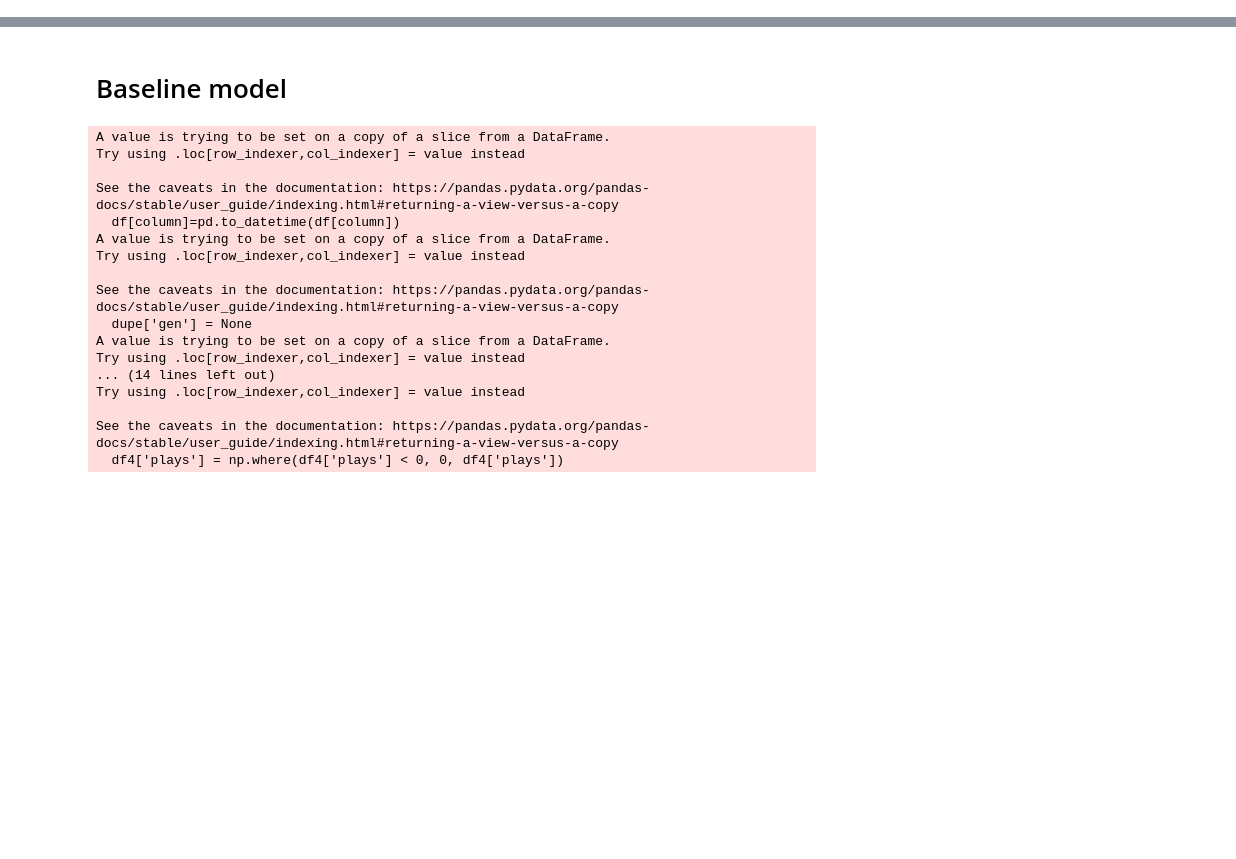
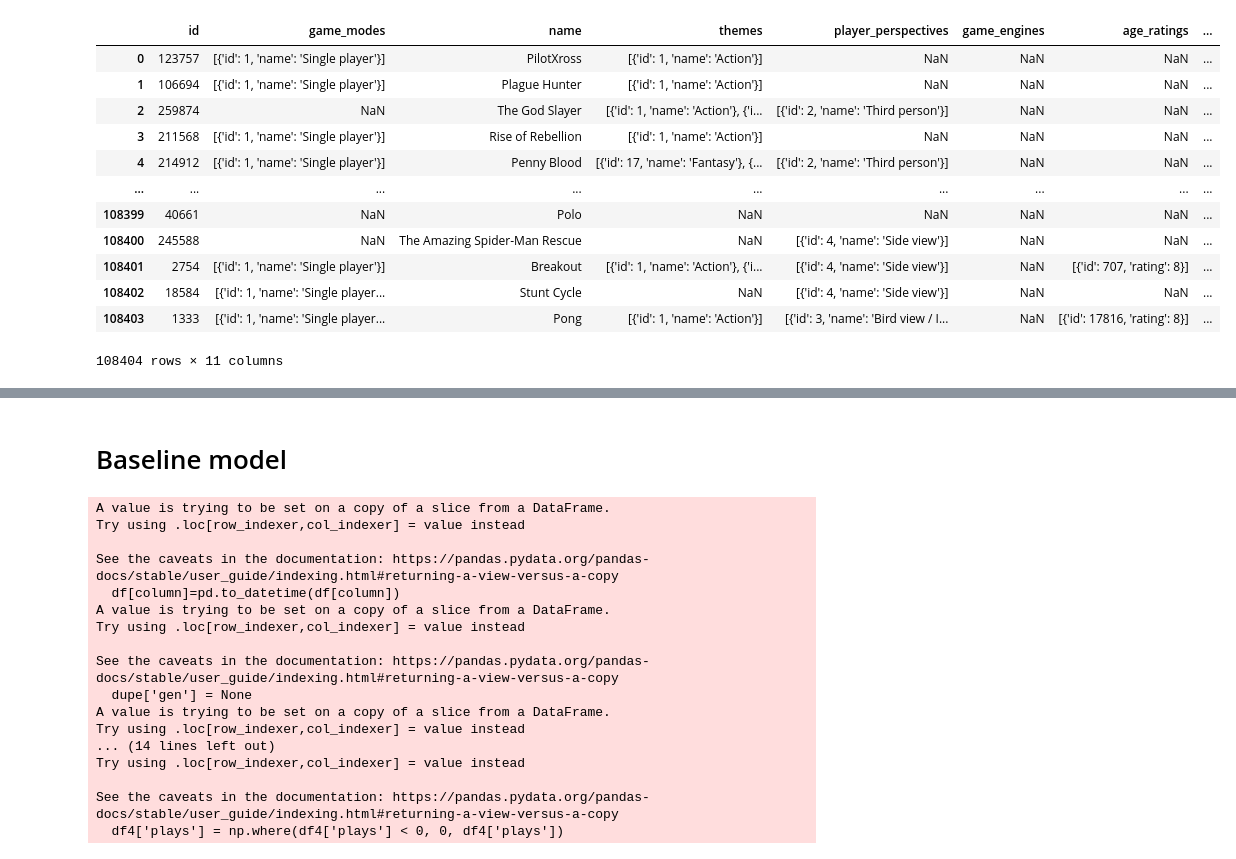
Before and after one commit to Ant-mel/legendary_game_recs, a Jupyter notebook: notebooks/ant_api_merging.ipynb, the cells around one changed output, grey strips where cells are left out. Cells and saved outputs as stored; diff of their text form; code cells hidden in the pictures; blank space fills up the shorter version.

Commit message:
more WIP on merging api data

```diff
--- a/notebooks/ant_api_merging.ipynb
+++ b/notebooks/ant_api_merging.ipynb
@@ -28,18 +21,35 @@ def remove_link_trail(string):
 api_cols_to_drop = ['game_engines', 'aggregated_rating', 'rating',
                     'aggregated_rating_count', 'age_ratings', 'multiplayer_modes']
 # %%
-api_1 = pd.read_json('../raw_data/api_json_0to30k')
-api_2 = pd.read_json('../raw_data/api_json_30kto40k')
-api_3 = pd.read_json('../raw_data/api_json_40kto50k')
-api_4 = pd.read_json('../raw_data/api_json_50kto60k')
-api_5 = pd.read_json('../raw_data/api_json_60kto90k')
-api_6 = pd.read_json('../raw_data/api_json_90kto100k')
-api_7 = pd.read_json('../raw_data/api_json_100kto110k')
-api_8 = pd.read_json('../raw_data/api_json_110ktoEndk')
+api_1 = pd.read_json('../raw_data/igdb_api/api_json_0to30k')
+api_2 = pd.read_json('../raw_data/igdb_api/api_json_30kto40k')
+api_3 = pd.read_json('../raw_data/igdb_api/api_json_40kto50k')
+api_4 = pd.read_json('../raw_data/igdb_api/api_json_50kto60k')
+api_5 = pd.read_json('../raw_data/igdb_api/api_json_60kto90k')
+api_6 = pd.read_json('../raw_data/igdb_api/api_json_90kto100k')
+api_7 = pd.read_json('../raw_data/igdb_api/api_json_100kto110k')
+api_8 = pd.read_json('../raw_data/igdb_api/api_json_110ktoEndk')
+api_missed = pd.read_json('../raw_data/api_json_missed_retry_1')
 # %%
 api_data = pd.concat((api_1, api_2, api_3,
                       api_4, api_5, api_6,
-                      api_7, api_8), ignore_index=True)
+                      api_7, api_8, api_missed), ignore_index=True)
+# %%
+api_data
+# %% [output]
+|  | id | game_modes | name | themes | player_perspectives | game_engines | age_ratings | ... |
+| 0 | 123757 | [{'id': 1, 'name': 'Single player'}] | PilotXross | [{'id': 1, 'name': 'Action'}] | NaN | NaN | NaN | ... |
+| 1 | 106694 | [{'id': 1, 'name': 'Single player'}] | Plague Hunter | [{'id': 1, 'name': 'Action'}] | NaN | NaN | NaN | ... |
+| 2 | 259874 | NaN | The God Slayer | [{'id': 1, 'name': 'Action'}, {'i... | [{'id': 2, 'name': 'Third person'}] | NaN | NaN | ... |
+| 3 | 211568 | [{'id': 1, 'name': 'Single player'}] | Rise of Rebellion | [{'id': 1, 'name': 'Action'}] | NaN | NaN | NaN | ... |
+| 4 | 214912 | [{'id': 1, 'name': 'Single player'}] | Penny Blood | [{'id': 17, 'name': 'Fantasy'}, {... | [{'id': 2, 'name': 'Third person'}] | NaN | NaN | ... |
+| ... | ... | ... | ... | ... | ... | ... | ... | ... |
+| 108399 | 40661 | NaN | Polo | NaN | NaN | NaN | NaN | ... |
+| 108400 | 245588 | NaN | The Amazing Spider-Man Rescue | NaN | [{'id': 4, 'name': 'Side view'}] | NaN | NaN | ... |
+| 108401 | 2754 | [{'id': 1, 'name': 'Single player'}] | Breakout | [{'id': 1, 'name': 'Action'}, {'i... | [{'id': 4, 'name': 'Side view'}] | NaN | [{'id': 707, 'rating': 8}] | ... |
+| 108402 | 18584 | [{'id': 1, 'name': 'Single player... | Stunt Cycle | NaN | [{'id': 4, 'name': 'Side view'}] | NaN | NaN | ... |
+| 108403 | 1333 | [{'id': 1, 'name': 'Single player... | Pong | [{'id': 1, 'name': 'Action'}] | [{'id': 3, 'name': 'Bird view / I... | NaN | [{'id': 17816, 'rating': 8}] | ... |
+108404 rows × 11 columns
 # %%
 api_cols_to_drop = ['game_engines', 'aggregated_rating', 'rating',
                     'aggregated_rating_count', 'age_ratings', 'multiplayer_modes']
```
Also changed, not shown: parts of 4 cells of this notebook.
